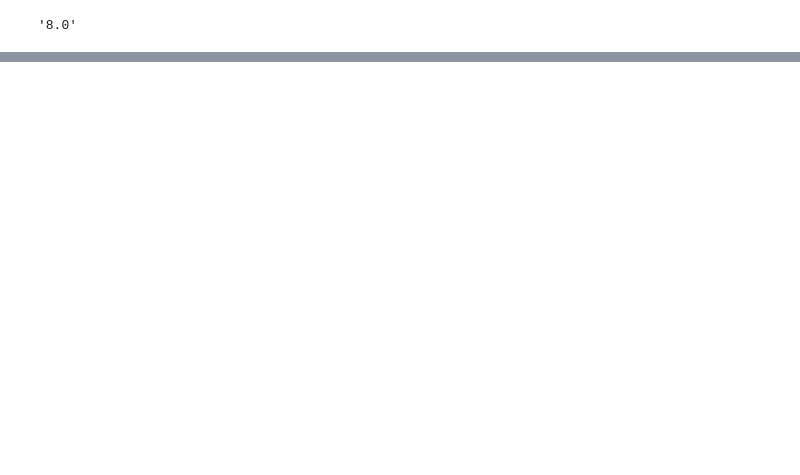
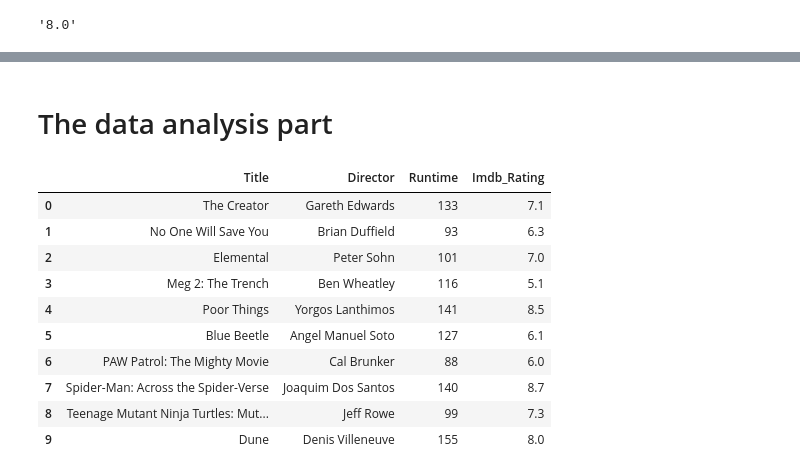
Before and after one commit to Abderahim02/Web-Scraping-Imdb-Project, a Jupyter notebook: Imdb_films_web_scraping.ipynb, the cells around one changed output, grey strips where cells are left out. Cells and saved outputs as stored; diff of their text form; code cells hidden in the pictures; blank space fills up the shorter version.

```diff
--- a/Imdb_films_web_scraping.ipynb
+++ b/Imdb_films_web_scraping.ipynb
@@ -190,0 +194,18 @@ meta_data
+# %% [markdown]
+# The data analysis part
+# %%
+#creating a copy of data
+data = meta_data.copy()
+data.head(10)
+# %% [output]
+|  | Title | Director | Runtime | Imdb_Rating |
+| 0 | The Creator | Gareth Edwards | 133 | 7.1 |
+| 1 | No One Will Save You | Brian Duffield | 93 | 6.3 |
+| 2 | Elemental | Peter Sohn | 101 | 7.0 |
+| 3 | Meg 2: The Trench | Ben Wheatley | 116 | 5.1 |
+| 4 | Poor Things | Yorgos Lanthimos | 141 | 8.5 |
+| 5 | Blue Beetle | Angel Manuel Soto | 127 | 6.1 |
+| 6 | PAW Patrol: The Mighty Movie | Cal Brunker | 88 | 6.0 |
+| 7 | Spider-Man: Across the Spider-Verse | Joaquim Dos Santos | 140 | 8.7 |
+| 8 | Teenage Mutant Ninja Turtles: Mut... | Jeff Rowe | 99 | 7.3 |
+| 9 | Dune | Denis Villeneuve | 155 | 8.0 |
```
Also changed, not shown: parts of 39 cells of this notebook.
